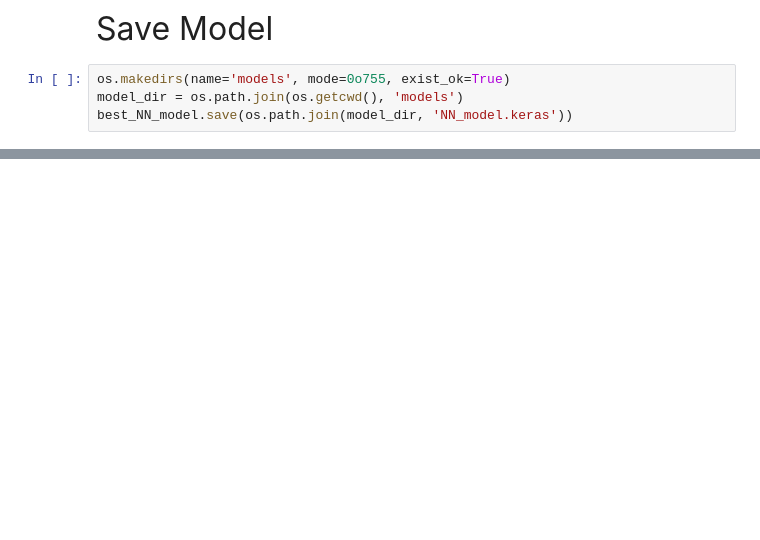
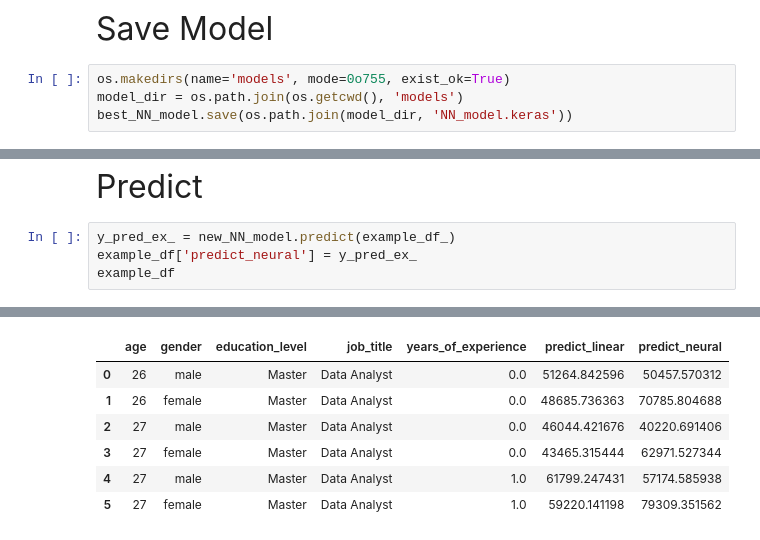
Before and after one commit to StevenHuang41/salary_prediction, a Jupyter notebook: salary_regression.ipynb, the cells around one changed output, grey strips where cells are left out. Drawn from its saved outputs; the diff is of its cells as text; blank space fills up the shorter version.

```diff
--- a/salary_regression.ipynb
+++ b/salary_regression.ipynb
@@ -1069,0 +1070,7 @@ lr 0.1
+# %% [markdown]
+<font size='6'>Predict</font>
+# %%
+y_pred_ex_ = new_NN_model.predict(example_df_)
+example_df['predict_neural'] = y_pred_ex_
+example_df
+# %% [output]
@@ -1069,0 +1078,7 @@ lr 0.1
+|  | age | gender | education_level | job_title | years_of_experience | predict_linear | predict_neural |
+| 0 | 26 | male | Master | Data Analyst | 0.0 | 51264.842596 | 50457.570312 |
+| 1 | 26 | female | Master | Data Analyst | 0.0 | 48685.736363 | 70785.804688 |
+| 2 | 27 | male | Master | Data Analyst | 0.0 | 46044.421676 | 40220.691406 |
+| 3 | 27 | female | Master | Data Analyst | 0.0 | 43465.315444 | 62971.527344 |
+| 4 | 27 | male | Master | Data Analyst | 1.0 | 61799.247431 | 57174.585938 |
+| 5 | 27 | female | Master | Data Analyst | 1.0 | 59220.141198 | 79309.351562 |
```
Also changed, not shown: parts of 10 cells of this notebook, 1 other file.
